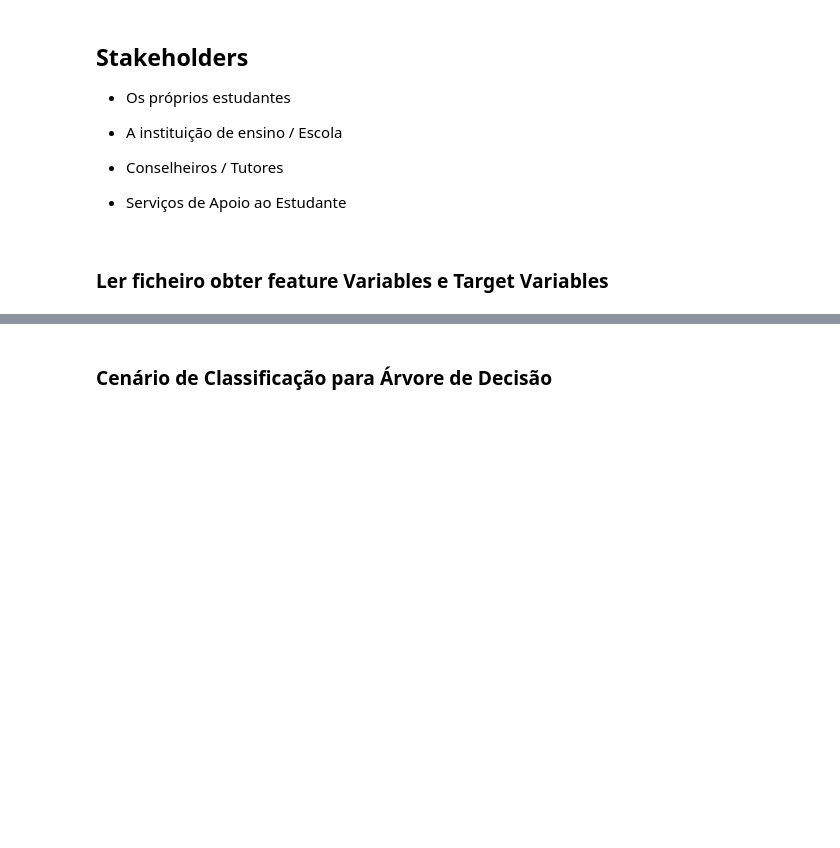
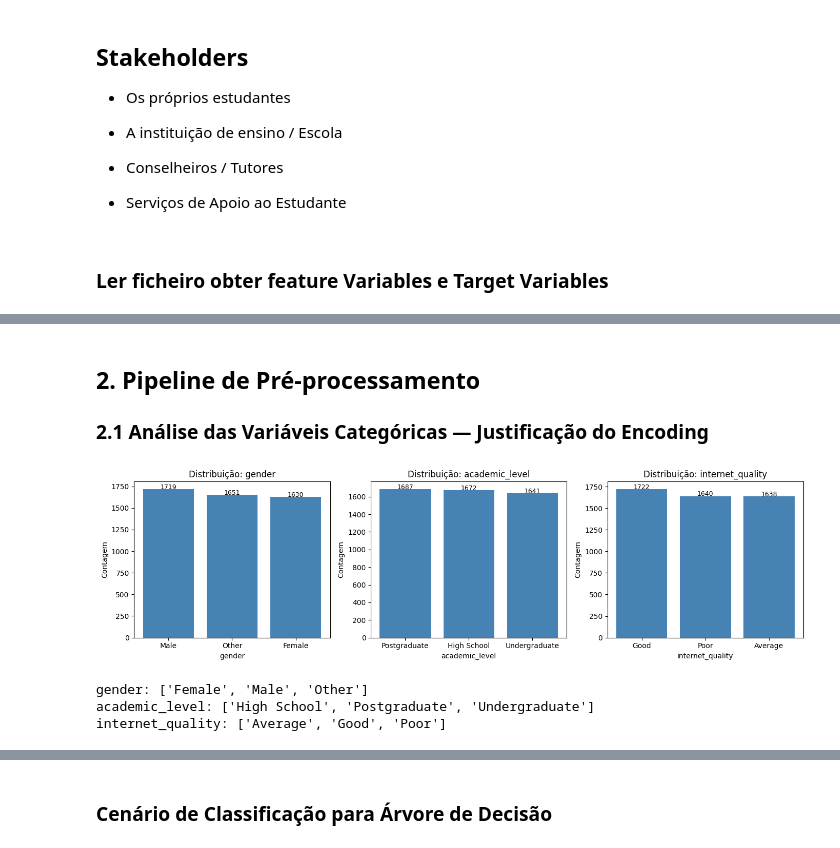
Before and after one commit to OJsan-ForReal/FAA-G22, a Jupyter notebook: projeto.ipynb, the cells around one changed output, grey strips where cells are left out. Cells and saved outputs as stored; diff of their text form; code cells hidden in the pictures; blank space fills up the shorter version.

```diff
--- a/projeto.ipynb
+++ b/projeto.ipynb
@@ -118,0 +125,29 @@ print(df_y_categorico.value_counts())
+# %% [markdown]
+## 2. Pipeline de Pré-processamento
+
+### 2.1 Análise das Variáveis Categóricas — Justificação do Encoding
+# %%
+# Análise das variáveis categóricas
+categoricas = ["gender", "academic_level", "internet_quality"]
+
+fig, axes = plt.subplots(1, 3, figsize=(14, 4))
+for i, col in enumerate(categoricas):
+    counts = df_student_records[col].value_counts()
+    axes[i].bar(counts.index, counts.values, color='steelblue')
+    axes[i].set_title(f'Distribuição: {col}')
+    axes[i].set_xlabel(col)
+    axes[i].set_ylabel('Contagem')
+    for j, v in enumerate(counts.values):
+        axes[i].text(j, v + 1, str(v), ha='center', fontsize=9)
+
+plt.tight_layout()
+plt.show()
+
+# Mostrar valores únicos de cada variável categórica
+for col in categoricas:
+    print(f"{col}: {sorted(df_student_records[col].unique())}")
+# %% [output]
+[figure, added]
+gender: ['Female', 'Male', 'Other']
+academic_level: ['High School', 'Postgraduate', 'Undergraduate']
+internet_quality: ['Average', 'Good', 'Poor']
```
Also changed, not shown: parts of 10 cells of this notebook, 2 other files.
